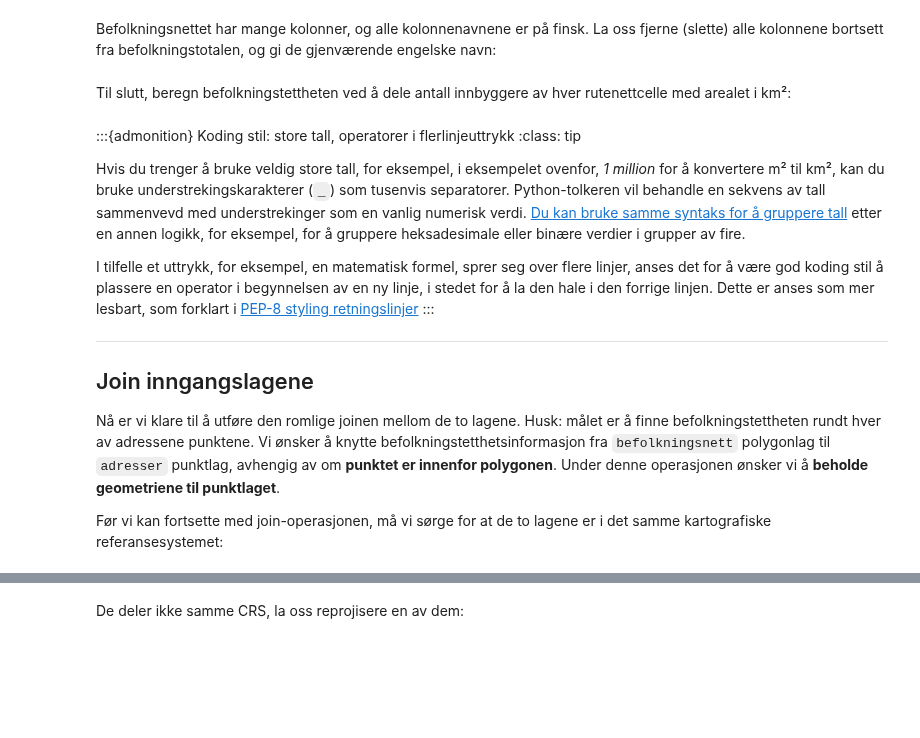
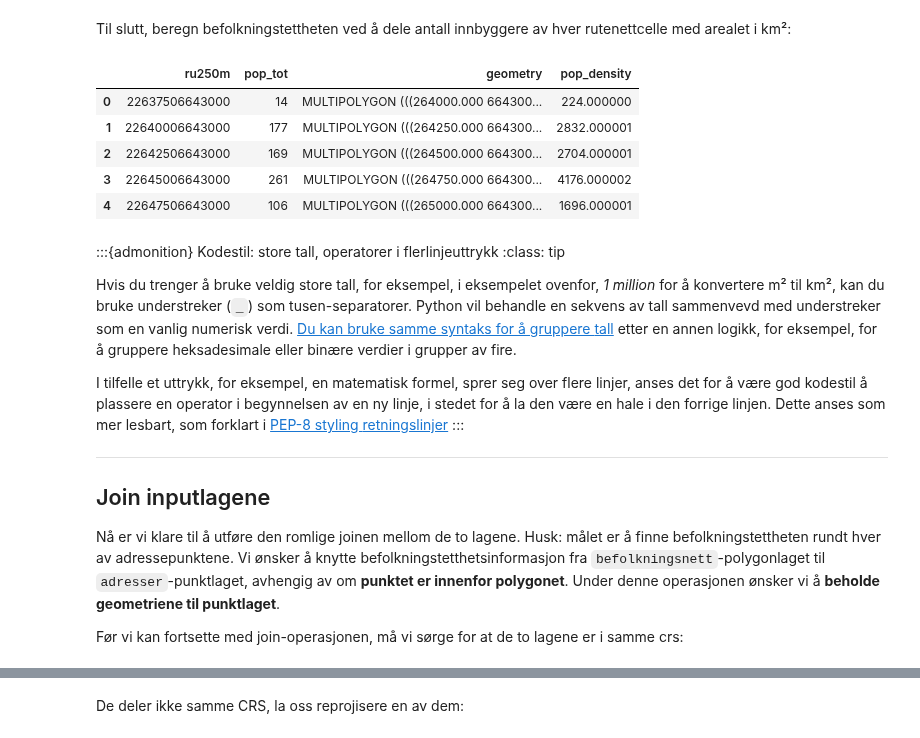
Before and after one commit to haavardaagesen/gmgi221, a Jupyter notebook: content/notebooks/07_romlig_kobling.ipynb, the cells around one changed output, grey strips where cells are left out. Saved outputs shown, nothing was run; the diff lists cells and outputs as text; code cells hidden in the pictures; blank space fills up the shorter version.

```diff
--- a/content/notebooks/07_romlig_kobling.ipynb
+++ b/content/notebooks/07_romlig_kobling.ipynb
@@ -120,4 +86,0 @@ befolkningsnett.head()
-# %% [markdown]
-Befolkningsnettet har mange kolonner, og alle kolonnenavnene er på
-finsk. La oss fjerne (slette) alle kolonnene bortsett fra befolkningstotalen,
-og gi de gjenværende engelske navn:
@@ -128,26 +88,33 @@ befolkningsnett = befolkningsnett.rename(columns={"asukkaita": "population"})
 Til slutt, beregn befolkningstettheten ved å dele antall innbyggere
 av hver rutenettcelle med arealet i km²:
 # %%
-befolkningsnett["population_density"] = (
-    befolkningsnett["population"]
+befolkningsnett["pop_density"] = (
+    befolkningsnett["pop_tot"]
     / (befolkningsnett.area / 1_000_000)
 )
 befolkningsnett.head()
+# %% [output]
+|  | ru250m | pop_tot | geometry | pop_density |
+| 0 | 22637506643000 | 14 | MULTIPOLYGON (((264000.000 664300... | 224.000000 |
+| 1 | 22640006643000 | 177 | MULTIPOLYGON (((264250.000 664300... | 2832.000001 |
+| 2 | 22642506643000 | 169 | MULTIPOLYGON (((264500.000 664300... | 2704.000001 |
+| 3 | 22645006643000 | 261 | MULTIPOLYGON (((264750.000 664300... | 4176.000002 |
+| 4 | 22647506643000 | 106 | MULTIPOLYGON (((265000.000 664300... | 1696.000001 |
 # %% [markdown]
-:::{admonition} Koding stil: store tall, operatorer i flerlinjeuttrykk
+:::{admonition} Kodestil: store tall, operatorer i flerlinjeuttrykk
 :class: tip
 
 Hvis du trenger å bruke veldig store tall, for eksempel, i eksempelet ovenfor, *1
-million* for å konvertere m² til km², kan du bruke understrekingskarakterer (`_`) som
-tusenvis separatorer. Python-tolkeren vil behandle en sekvens av tall
-sammenvevd med understrekinger som en vanlig numerisk verdi.
+million* for å konvertere m² til km², kan du bruke understreker (`_`) som
+tusen-separatorer. Python vil behandle en sekvens av tall
+sammenvevd med understreker som en vanlig numerisk verdi.
 [Du kan bruke samme syntaks for å gruppere
 tall](https://peps.python.org/pep-0515/) etter en annen logikk, for eksempel,
 for å gruppere heksadesimale eller binære verdier i grupper av fire.
 
 I tilfelle et uttrykk, for eksempel, en matematisk formel, sprer seg over
-flere linjer, anses det for å være god koding stil å plassere en operator i
-begynnelsen av en ny linje, i stedet for å la den hale i den forrige linjen. Dette er
+flere linjer, anses det for å være god kodestil å plassere en operator i
+begynnelsen av en ny linje, i stedet for å la den være en hale i den forrige linjen. Dette
 anses som mer lesbart, som forklart i [PEP-8 styling
 retningslinjer](https://peps.python.org/pep-0008/#should-a-line-break-before-or-after-a-binary-operator)
 :::
@@ -155,17 +122,16 @@ retningslinjer](https://peps.python.org/pep-0008/#should-a-line-break-before-or-
 
 ---
 
-## Join inngangslagene
+## Join inputlagene
 
 
 Nå er vi klare til å utføre den romlige joinen mellom de to lagene.
-Husk: målet er å finne befolkningstettheten rundt hver av adressene
-punktene. Vi ønsker å knytte befolkningstetthetsinformasjon fra
-`befolkningsnett` polygonlag til `adresser` punktlag, avhengig av
-om **punktet er innenfor polygonen**. Under denne operasjonen ønsker vi å
+Husk: målet er å finne befolkningstettheten rundt hver av adressepunktene. Vi ønsker å knytte befolkningstetthetsinformasjon fra
+`befolkningsnett`-polygonlaget til `adresser`-punktlaget, avhengig av
+om **punktet er innenfor polygonet**. Under denne operasjonen ønsker vi å
 **beholde geometriene til punktlaget**.
 
 Før vi kan fortsette med join-operasjonen, må vi sørge for at de to
-lagene er i det samme kartografiske referansesystemet:
+lagene er i samme crs:
 # %%
 assert adresser.crs == befolkningsnett.crs, "CRS er ikke identiske"
```
Also changed, not shown: parts of 14 cells of this notebook, 26 other files.
